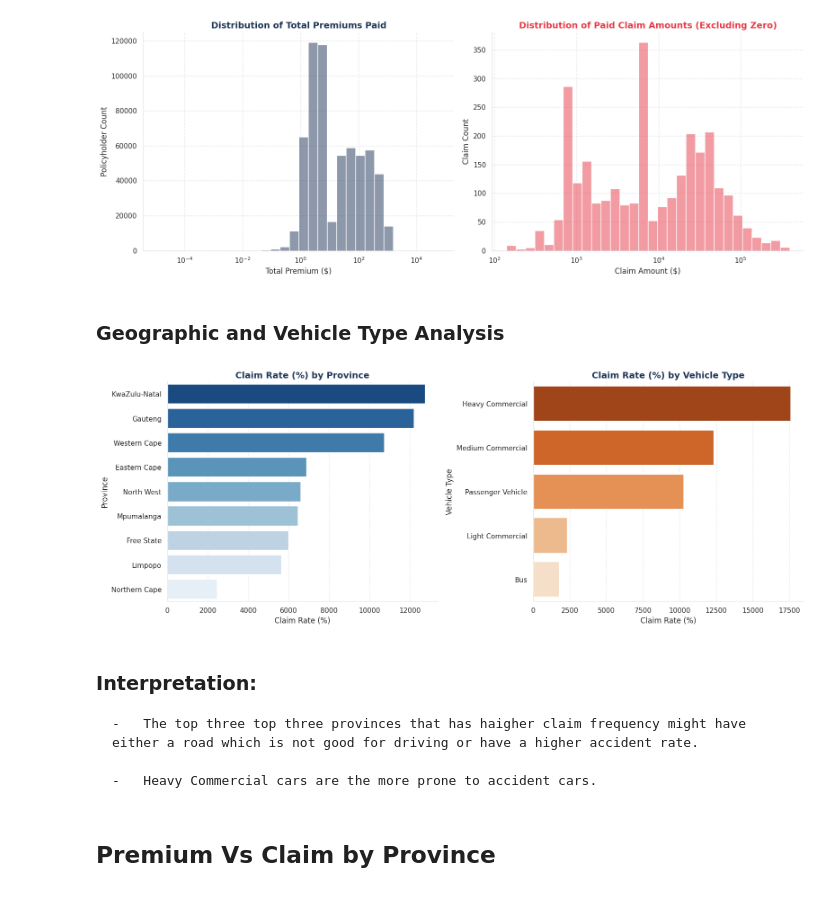
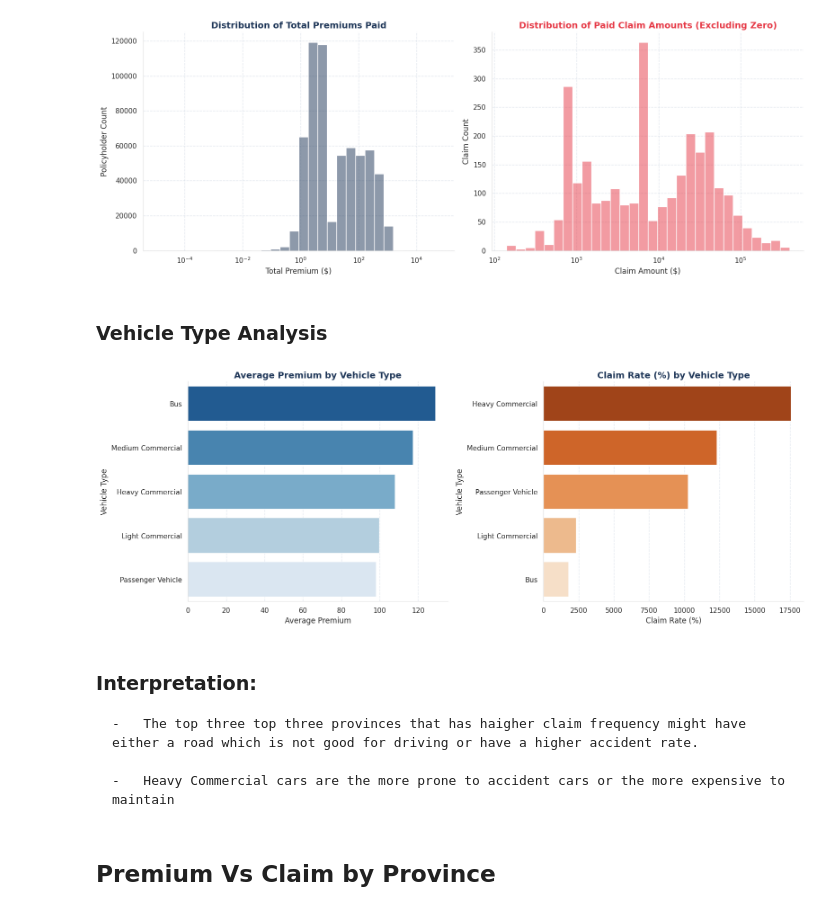
Before and after one commit to Rakeb-sys/insurance-risk-analytics, a Jupyter notebook: notebooks/insurance_risk_analytics_eda.ipynb, the cells around one changed output. Saved outputs shown, nothing was run; the diff lists cells and outputs as text; code cells hidden in the pictures.

```diff
--- a/notebooks/insurance_risk_analytics_eda.ipynb
+++ b/notebooks/insurance_risk_analytics_eda.ipynb
@@ -369,17 +392,17 @@ plot_log_summarization(df_clean)
 # %% [output]
 [figure]
 # %% [markdown]
-###  Geographic and Vehicle Type Analysis
+###  Vehicle Type Analysis
-# %%
-plot_province_vType_claimRate(df_clean)
-# %% [output]
-[figure, removed]
+# %%
+plot_vType_AvePremium_claimRate(df_clean)
+# %% [output]
+[figure, added]
 # %% [markdown]
 ### Interpretation:
 
     -   The top three top three provinces that has haigher claim frequency might have either a road which is not good for driving or have a higher accident rate.
 
-    -   Heavy Commercial cars are the more prone to accident cars.
+    -   Heavy Commercial cars are the more prone to accident cars or the more expensive to maintain
 # %% [markdown]
 ## Premium Vs Claim by Province
 # %%
```
Also changed, not shown: parts of 36 cells of this notebook, 2 other files.
